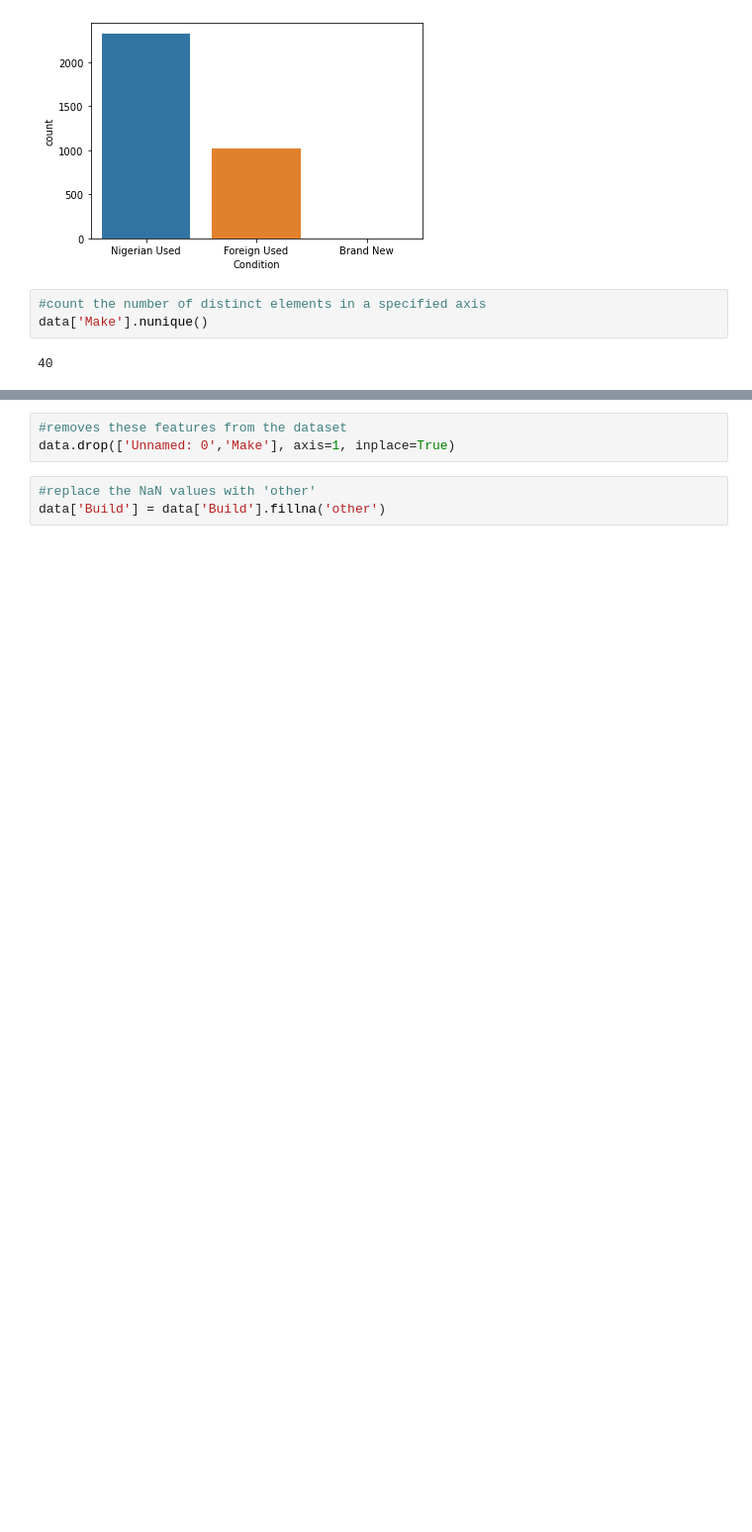
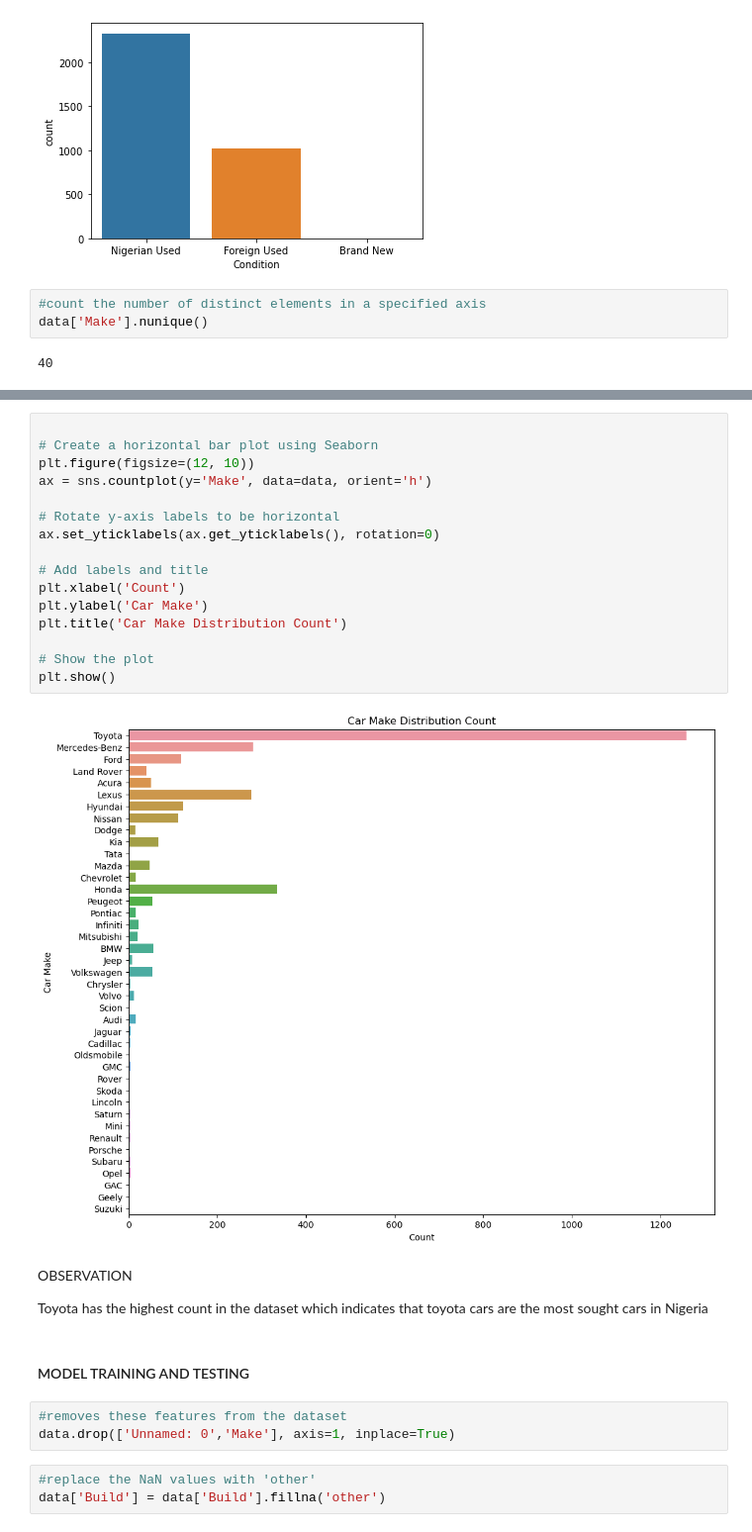
Before and after one commit to damolaosho/Nigerian-Car-Price-Prediction-, a Jupyter notebook: car price prediction.ipynb, the cells around one changed output, grey strips where cells are left out. Shown at 99% size. Saved outputs shown, nothing was run; the diff lists cells and outputs as text; blank space fills up the shorter version.

```diff
--- a/car price prediction.ipynb
+++ b/car price prediction.ipynb
@@ -225,3 +277,27 @@ data['Make'].nunique()
+# %%
+
+# Create a horizontal bar plot using Seaborn
+plt.figure(figsize=(12, 10))
+ax = sns.countplot(y='Make', data=data, orient='h')
+
+# Rotate y-axis labels to be horizontal
+ax.set_yticklabels(ax.get_yticklabels(), rotation=0)
+
+# Add labels and title
+plt.xlabel('Count')
+plt.ylabel('Car Make')
+plt.title('Car Make Distribution Count')
+
+# Show the plot
+plt.show()
+# %% [output]
+[figure, added]
+# %% [markdown]
+OBSERVATION
+
+Toyota has the highest count in the dataset which indicates that toyota cars are the most sought cars in Nigeria
+# %% [markdown]
+#### MODEL TRAINING AND TESTING
 # %%
 #removes these features from the dataset
 data.drop(['Unnamed: 0','Make'], axis=1, inplace=True)
```
Also changed, not shown: parts of 23 cells of this notebook.
